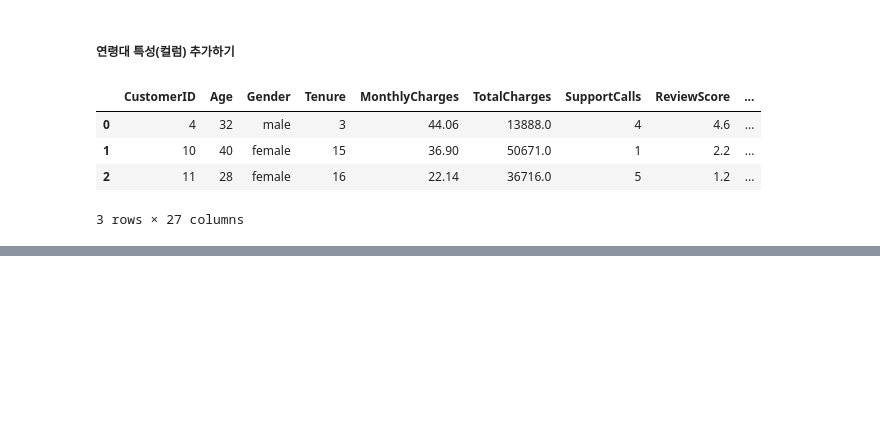
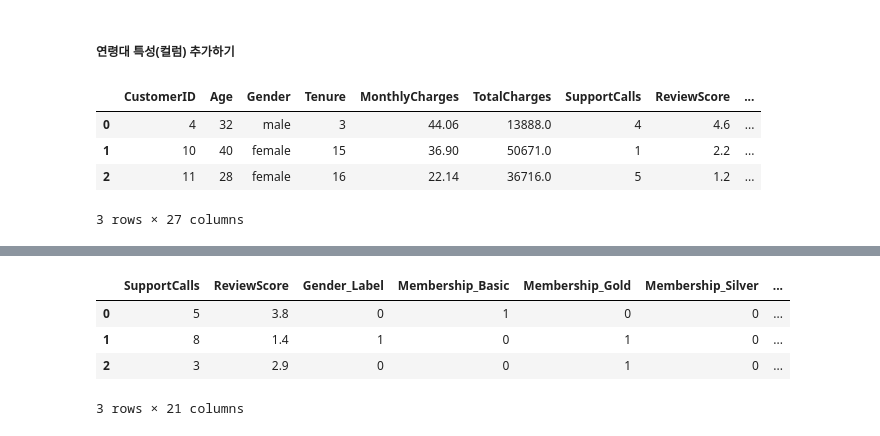
Before and after one commit to Trymind0419/01_Machine_Learning, a Jupyter notebook: 4day_Feature_Engineering/4day_Feature_Engineering.ipynb, the cells around one changed output, grey strips where cells are left out. Saved outputs shown, nothing was run; the diff lists cells and outputs as text; code cells hidden in the pictures; blank space fills up the shorter version.

```diff
--- a/4day_Feature_Engineering/4day_Feature_Engineering.ipynb
+++ b/4day_Feature_Engineering/4day_Feature_Engineering.ipynb
@@ -644,0 +967,10 @@ df_encoded.head(3)
+# %%
+pd.read_csv("./dataset/train_data.csv").head(3)
+pd.read_csv("./dataset/val_data.csv").head(3)
+pd.read_csv("./dataset/test_data.csv").head(3)
+# %% [output]
+|  | SupportCalls | ReviewScore | Gender_Label | Membership_Basic | Membership_Gold | Membership_Silver | ... |
+| 0 | 5 | 3.8 | 0 | 1 | 0 | 0 | ... |
+| 1 | 8 | 1.4 | 1 | 0 | 1 | 0 | ... |
+| 2 | 3 | 2.9 | 0 | 0 | 1 | 0 | ... |
+3 rows × 21 columns
```
Also changed, not shown: parts of 26 cells of this notebook, 2 other files.
